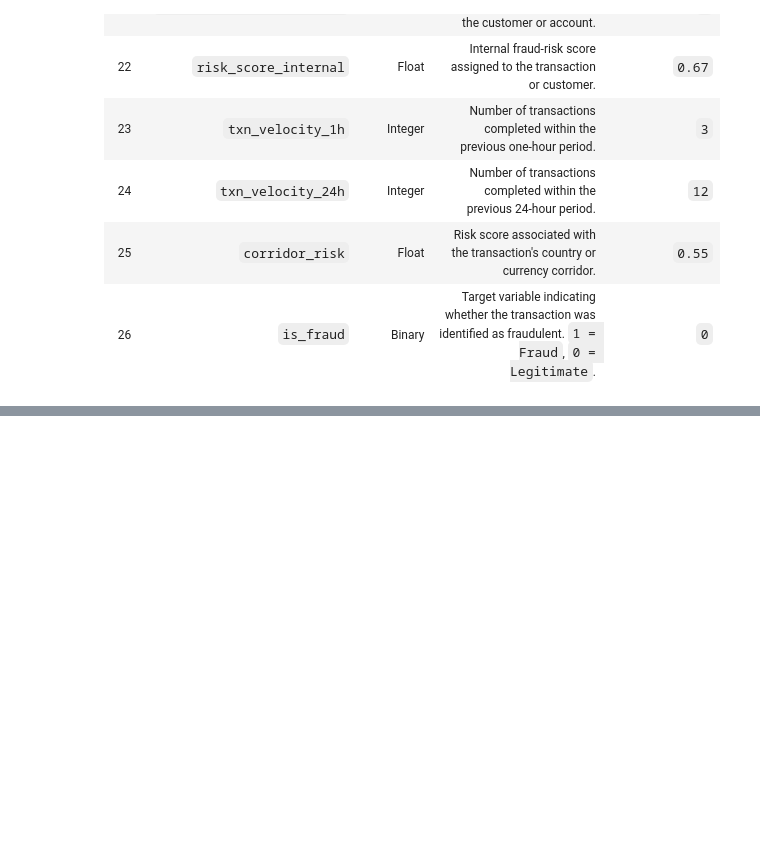
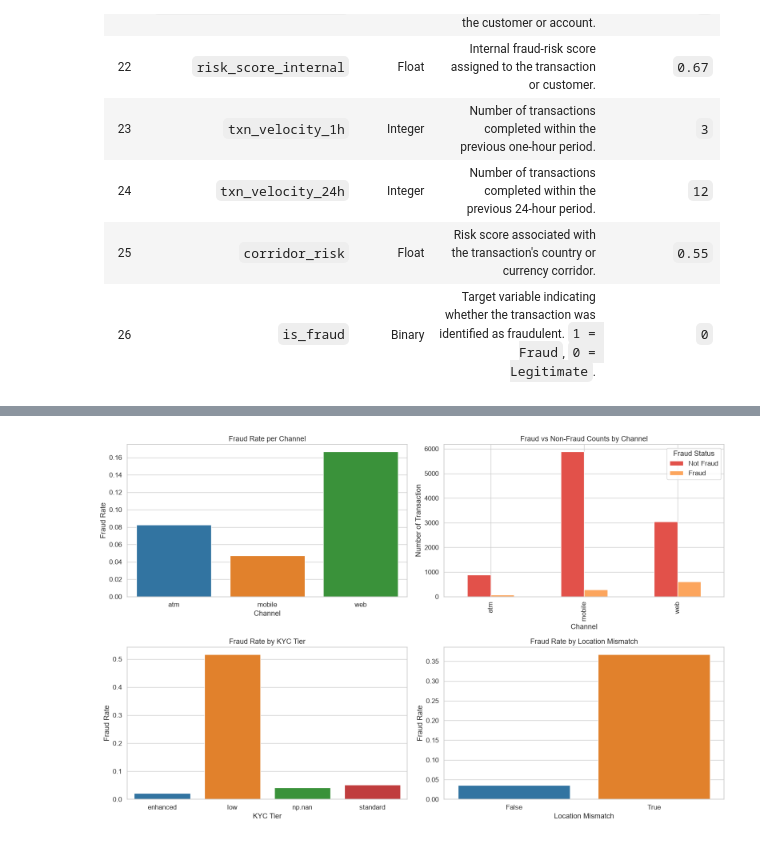
Before and after one commit to Olunoyo/Fraudulent_Transaction_Detection_For_Finlora_Company, a Jupyter notebook: Notebooks/Data_cleaning.ipynb, the cells around one changed output, grey strips where cells are left out. Saved outputs shown, nothing was run; the diff lists cells and outputs as text; code cells hidden in the pictures; blank space fills up the shorter version.

```diff
--- a/Notebooks/Data_cleaning.ipynb
+++ b/Notebooks/Data_cleaning.ipynb
@@ -741,0 +1231,85 @@ array(['us', 'ca', 'uk', 'np.nan'], dtype=object)
+# %%
+
+fig, axes = plt.subplots(2, 2, figsize=(16, 10))
+
+# 1. Fraud rate per channel
+
+channel_fraud_rate = customer_transaction_data.groupby('channel')['is_fraud'].mean().reset_index()
+
+sns.barplot(
+data=channel_fraud_rate,
+x='channel',
+y='is_fraud',
+ax=axes[0, 0],
+palette='tab10'
+)
+
+axes[0, 0].set_title('Fraud Rate per Channel')
+axes[0, 0].set_xlabel('Channel')
+axes[0, 0].set_ylabel('Fraud Rate')
+
+# 2. Fraud vs Non-Fraud Counts per Channel
+
+channel_counts = (
+    customer_transaction_data.groupby('channel')["is_fraud"]
+    .value_counts()
+    .unstack(fill_value=0)
+    .reset_index()
+)
+
+channel_counts = channel_counts.rename(
+     columns={0: 'Not Fraud', 1: 'Fraud'}
+)
+
+channel_counts.plot(
+     x='channel',
+     y=['Not Fraud', 'Fraud'],
+     kind='bar',
+     ax=axes[0, 1]
+)
+
+axes[0, 1].set_title('Fraud vs Non-Fraud Counts by Channel')
+axes[0, 1].set_xlabel('Channel')
+axes[0, 1].set_ylabel('Number of Transaction')
+axes[0, 1].legend(title='Fraud Status')
+
+# 3. Fraud Rate per KYC Tier
+
+kyc_fraud_rate = customer_transaction_data.groupby('kyc_tier')['is_fraud'].mean().reset_index()
+
+sns.barplot(
+    data=kyc_fraud_rate,
+    x='kyc_tier',
+    y='is_fraud',
+    ax=axes[1, 0],
+    palette='tab10'
+)
+
+axes[1, 0].set_title('Fraud Rate by KYC Tier')
+axes[1, 0].set_xlabel('KYC Tier')
+axes[1, 0].set_ylabel('Fraud Rate')
+
+# 4. Fraud rate per location mismatch
+
+location_fraud_rate = (
+customer_transaction_data.groupby('location_mismatch')['is_fraud']
+.mean ()
+.reset_index()
+)
+
+sns.barplot(
+    data=location_fraud_rate,
+    x='location_mismatch',
+    y='is_fraud',
+    ax=axes[1, 1],
+    palette='tab10'
+)
+
+axes[1, 1].set_title('Fraud Rate by Location Mismatch')
+axes[1, 1].set_xlabel('Location Mismatch')
+axes[1, 1].set_ylabel('Fraud Rate')
+
+plt.tight_layout()
+plt.show()
+# %% [output]
+[figure, added]
```
Also changed, not shown: parts of 73 cells of this notebook, 2 other files.
